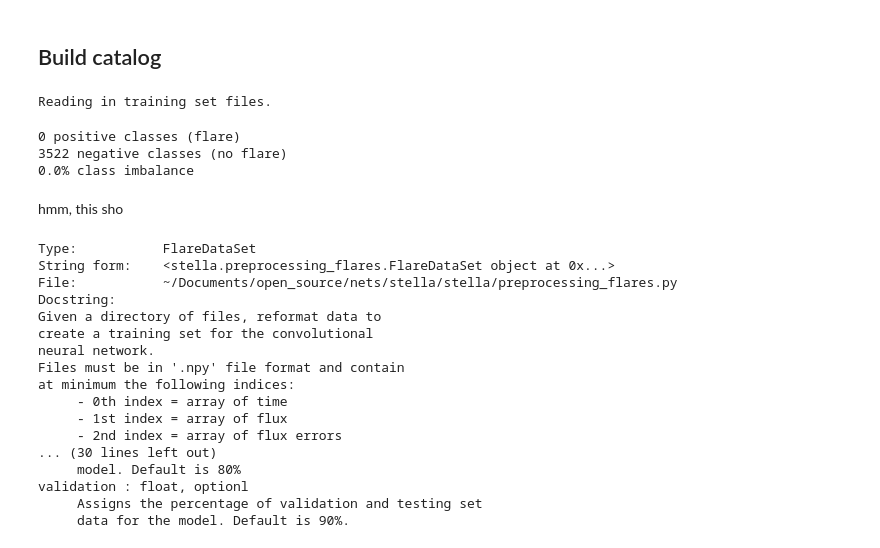
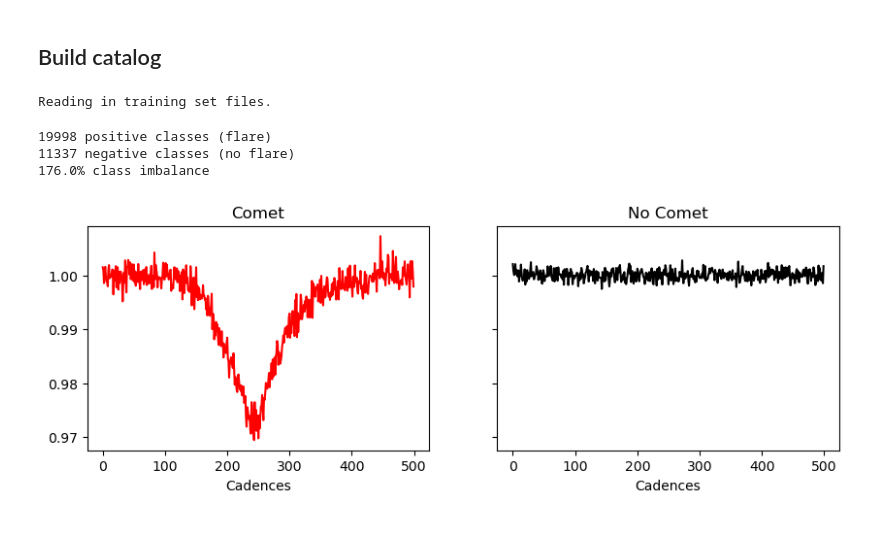
Before and after one commit to azibn/nets, a Jupyter notebook: notebooks/create-comets.ipynb, the cells around one changed output. Saved outputs shown, nothing was run; the diff lists cells and outputs as text; code cells hidden in the pictures.

Commit message:
test cnn

```diff
--- a/notebooks/create-comets.ipynb
+++ b/notebooks/create-comets.ipynb
@@ -167,31 +212,23 @@ t['tpeak'] = times
 t.write('catalog-test.txt', format='ascii', overwrite=True)
 # %%
 ds = stella.FlareDataSet(fn_dir='/Users/azib/Documents/open_source/nets/models/',
-                         catalog='/Users/azib/Documents/open_source/nets/notebooks/catalog-test.txt')
+                         catalog='/Users/azib/Documents/open_source/nets/notebooks/catalog-test.txt',cadences=500,training=0.8)
 # %% [output]
 Reading in training set files.
-0 positive classes (flare)
-3522 negative classes (no flare)
-0.0% class imbalance
+19998 positive classes (flare)
+11337 negative classes (no flare)
+176.0% class imbalance
-# %% [markdown]
-hmm, this sho
 # %%
-ds?
+ind_pc = np.where(ds.train_labels==1)[0] # Flares
+ind_nc = np.where(ds.train_labels==0)[0] # No flares
+
+fig, (ax1, ax2) = plt.subplots(ncols=2, figsize=(10,3),
+                               sharex=True, sharey=True)
+ax1.plot(ds.train_data[ind_pc[1]], 'r')
+ax1.set_title('Comet')
+ax1.set_xlabel('Cadences')
+ax2.plot(ds.train_data[ind_nc[10]], 'k')
+ax2.set_title('No Comet')
+ax2.set_xlabel('Cadences');
 # %% [output]
-Type:           FlareDataSet
-String form:    <stella.preprocessing_flares.FlareDataSet object at 0x...>
-File:           ~/Documents/open_source/nets/stella/stella/preprocessing_flares.py
-Docstring:
-Given a directory of files, reformat data to
-create a training set for the convolutional
-neural network.
-Files must be in '.npy' file format and contain
-at minimum the following indices:
-     - 0th index = array of time
-     - 1st index = array of flux
-     - 2nd index = array of flux errors
-... (30 lines left out)
-     model. Default is 80%
-validation : float, optionl
-     Assigns the percentage of validation and testing set
-     data for the model. Default is 90%.
+[figure, added]
```
Also changed, not shown: parts of 41 cells of this notebook.
